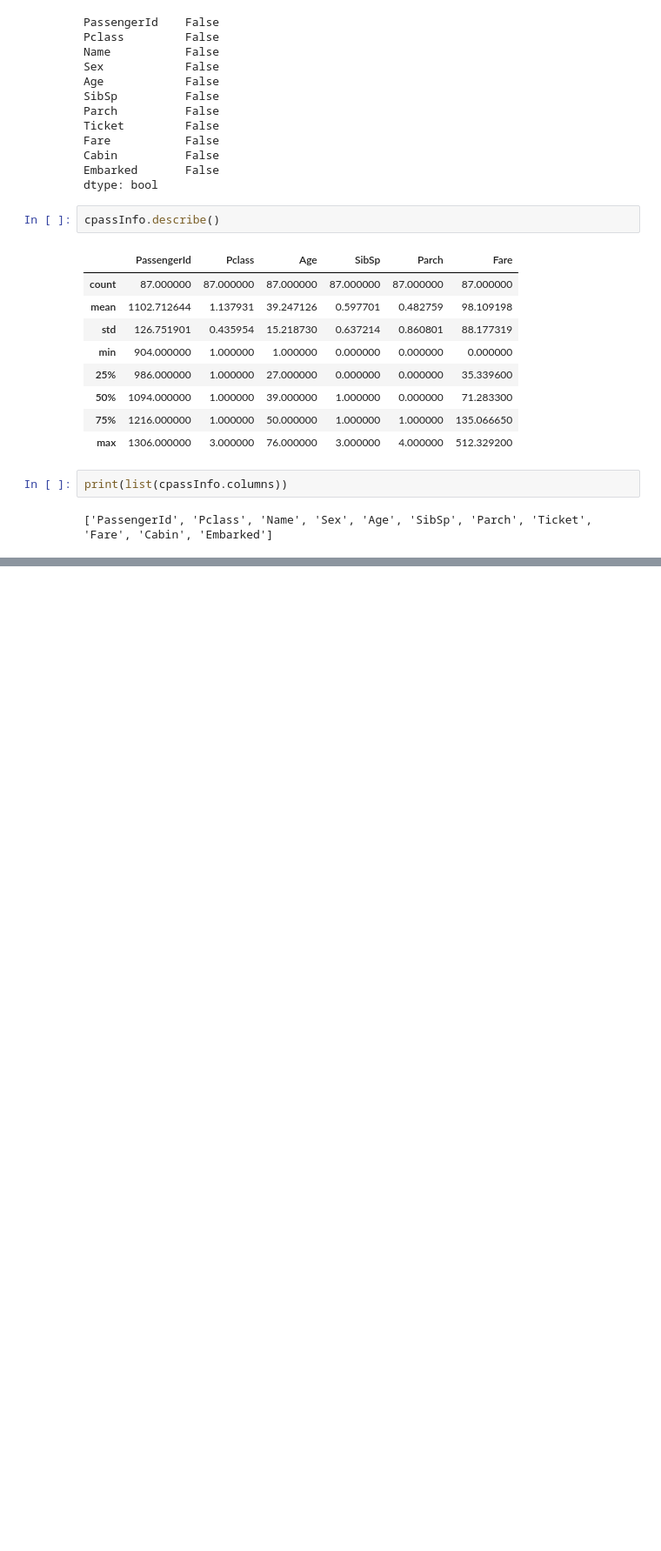
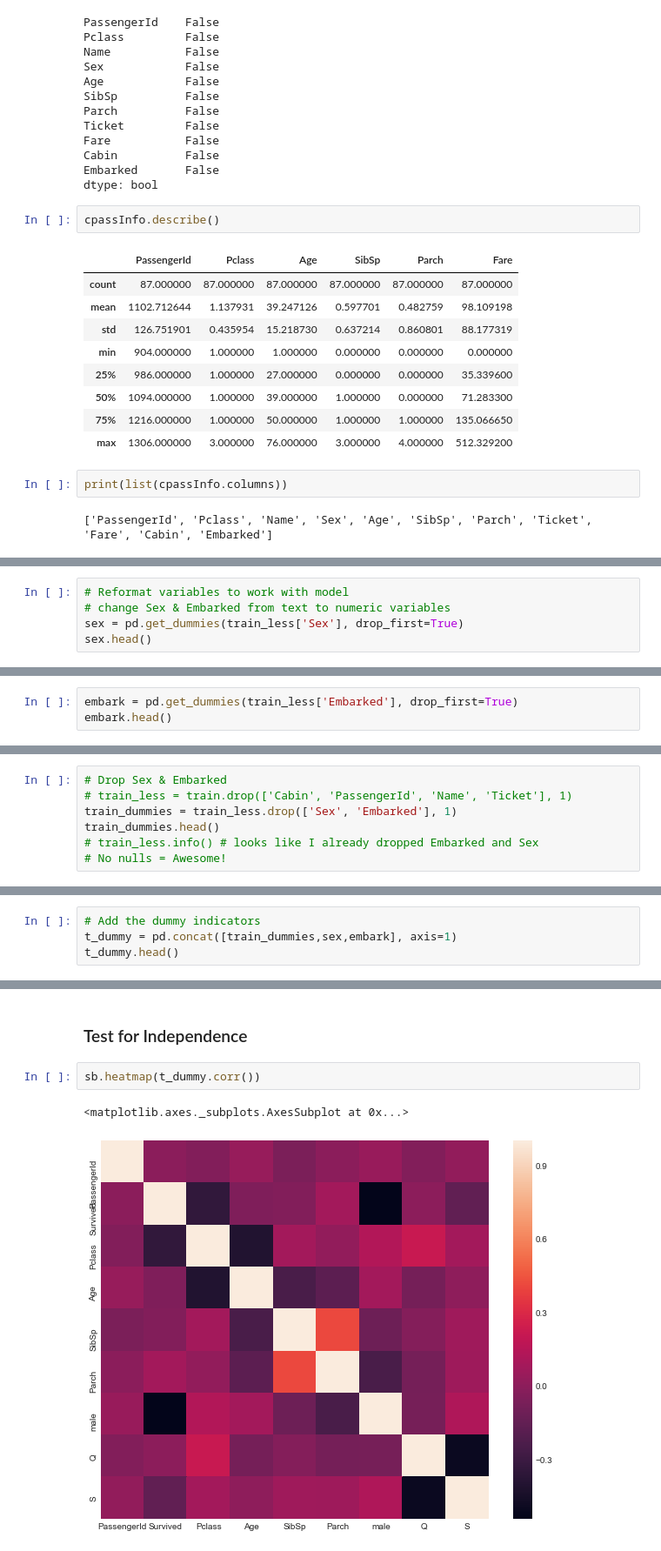
Before and after one commit to Lula27/Kaggle, a Jupyter notebook: TitanicChallenge.ipynb, the cells around one changed output, grey strips where cells are left out. Shown at 87% size. Saved outputs shown, nothing was run; the diff lists cells and outputs as text; blank space fills up the shorter version.

```diff
--- a/TitanicChallenge.ipynb
+++ b/TitanicChallenge.ipynb
@@ -279,0 +575,5 @@ print(list(cpassInfo.columns))
+# %%
+# Reformat variables to work with model
+# change Sex & Embarked from text to numeric variables
+sex = pd.get_dummies(train_less['Sex'], drop_first=True)
+sex.head()
@@ -279,0 +587,3 @@ print(list(cpassInfo.columns))
+# %%
+embark = pd.get_dummies(train_less['Embarked'], drop_first=True)
+embark.head()
@@ -279,0 +608,7 @@ print(list(cpassInfo.columns))
+# %%
+# Drop Sex & Embarked
+# train_less = train.drop(['Cabin', 'PassengerId', 'Name', 'Ticket'], 1)
+train_dummies = train_less.drop(['Sex', 'Embarked'], 1)
+train_dummies.head()
+# train_less.info() # looks like I already dropped Embarked and Sex
+# No nulls = Awesome!
@@ -279,0 +622,4 @@ print(list(cpassInfo.columns))
+# %%
+# Add the dummy indicators
+t_dummy = pd.concat([train_dummies,sex,embark], axis=1)
+t_dummy.head()
@@ -279,0 +633,7 @@ print(list(cpassInfo.columns))
+# %% [markdown]
+### Test for Independence
+# %%
+sb.heatmap(t_dummy.corr())
+# %% [output]
+<matplotlib.axes._subplots.AxesSubplot at 0x...>
+[figure, added]
```
Also changed, not shown: parts of 52 cells of this notebook, 1 other file.
